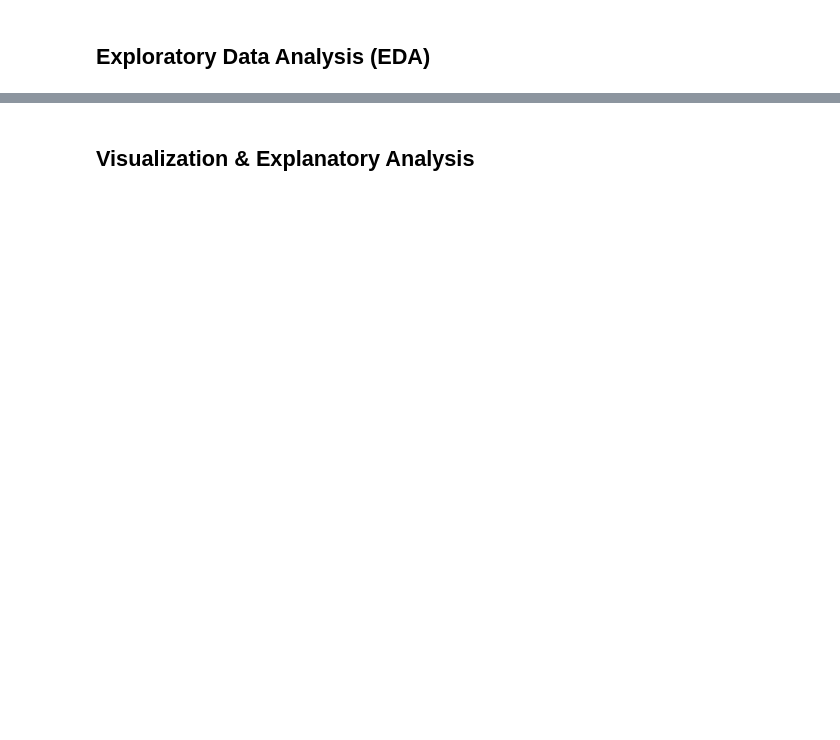
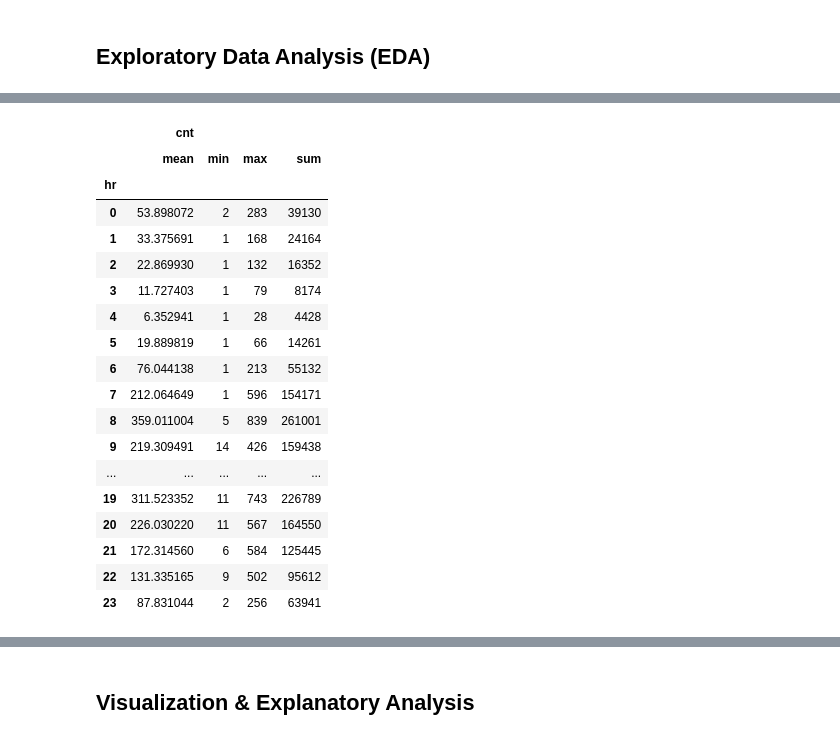
Before and after one commit to IrfanArsyananda/Analisis-Data-dengan-Python, a Jupyter notebook: Submission/notebook.ipynb, the cells around one changed output, grey strips where cells are left out. Drawn from its saved outputs; the diff is of its cells as text; code cells hidden in the pictures; blank space fills up the shorter version.

```diff
--- a/Submission/notebook.ipynb
+++ b/Submission/notebook.ipynb
@@ -28,0 +194,6 @@ import seaborn as sns
+# %%
+# Mengubah tipe data untuk kolom 'dteday' menjadi 'datetime'
+datetime_columns = ["dteday"]
+for column in datetime_columns:
+  hour_df[column] = pd.to_datetime(hour_df[column])
+hour_df.info()
@@ -32,0 +314,9 @@ import seaborn as sns
+# %%
+# Mengubah tipe data kolom numerik menjadi string
+hour_df["season"] = hour_df["season"].astype(str)
+hour_df["mnth"] = hour_df["mnth"].astype(str)
+hour_df["holiday"] = hour_df["holiday"].astype(str)
+hour_df["weekday"] = hour_df["weekday"].astype(str)
+hour_df["workingday"] = hour_df["workingday"].astype(str)
+hour_df["weathersit"] = hour_df["weathersit"].astype(str)
+hour_df.info()
@@ -32,0 +341,18 @@ import seaborn as sns
+# %%
+# Mengubah kolom 'season' sesuai dengan nama musim
+hour_df["season"] = hour_df["season"].apply(to_season)
+# Mengubah kolom 'yr' menjadi nilai sebenarnya
+hour_df["yr"] = hour_df["yr"].apply(to_year)
+# Mengubah kolom 'mnth' sesuai dengan nama bulan
+hour_df["mnth"] = hour_df["mnth"].apply(to_month)
+# Mengubah kolom 'holiday' menjadi ya / tidak
+hour_df["holiday"] = hour_df["holiday"].apply(to_yes_no)
+# Mengubah kolom 'workingday' menjadi ya / tidak
+hour_df["workingday"] = hour_df["workingday"].apply(to_yes_no)
+# Mengubah kolom 'weathersit' menjadi kondisi cuaca
+hour_df["weathersit"] = hour_df["weathersit"].apply(to_weathersit)
+# Mengubah kolom 'temp', 'atemp', 'hum', 'windspeed' menjadi nilai sebenarnya
+hour_df["temp"] = hour_df["temp"].apply(lambda x: x * 41)
+hour_df["atemp"] = hour_df["atemp"].apply(lambda x: x * 50)
+hour_df["hum"] = hour_df["hum"].apply(lambda x: x * 100)
+hour_df["windspeed"] = hour_df["windspeed"].apply(lambda x: x * 67)
@@ -32,0 +369,25 @@ import seaborn as sns
+# %%
+# Rata-rata jumlah sewa berdasarkan jam
+hour_df.groupby(by="hr").agg({
+    "cnt":["mean","min", "max", "sum"]
+})
+# %% [output]
+|  | cnt |  |  |  |
+|  | mean | min | max | sum |
+| hr |  |  |  |  |
+| 0 | 53.898072 | 2 | 283 | 39130 |
+| 1 | 33.375691 | 1 | 168 | 24164 |
+| 2 | 22.869930 | 1 | 132 | 16352 |
+| 3 | 11.727403 | 1 | 79 | 8174 |
+| 4 | 6.352941 | 1 | 28 | 4428 |
+| 5 | 19.889819 | 1 | 66 | 14261 |
+| 6 | 76.044138 | 1 | 213 | 55132 |
+| 7 | 212.064649 | 1 | 596 | 154171 |
+| 8 | 359.011004 | 5 | 839 | 261001 |
+| 9 | 219.309491 | 14 | 426 | 159438 |
+| ... | ... | ... | ... | ... |
+| 19 | 311.523352 | 11 | 743 | 226789 |
+| 20 | 226.030220 | 11 | 567 | 164550 |
+| 21 | 172.314560 | 6 | 584 | 125445 |
+| 22 | 131.335165 | 9 | 502 | 95612 |
+| 23 | 87.831044 | 2 | 256 | 63941 |
```
Also changed, not shown: parts of 46 cells of this notebook.
